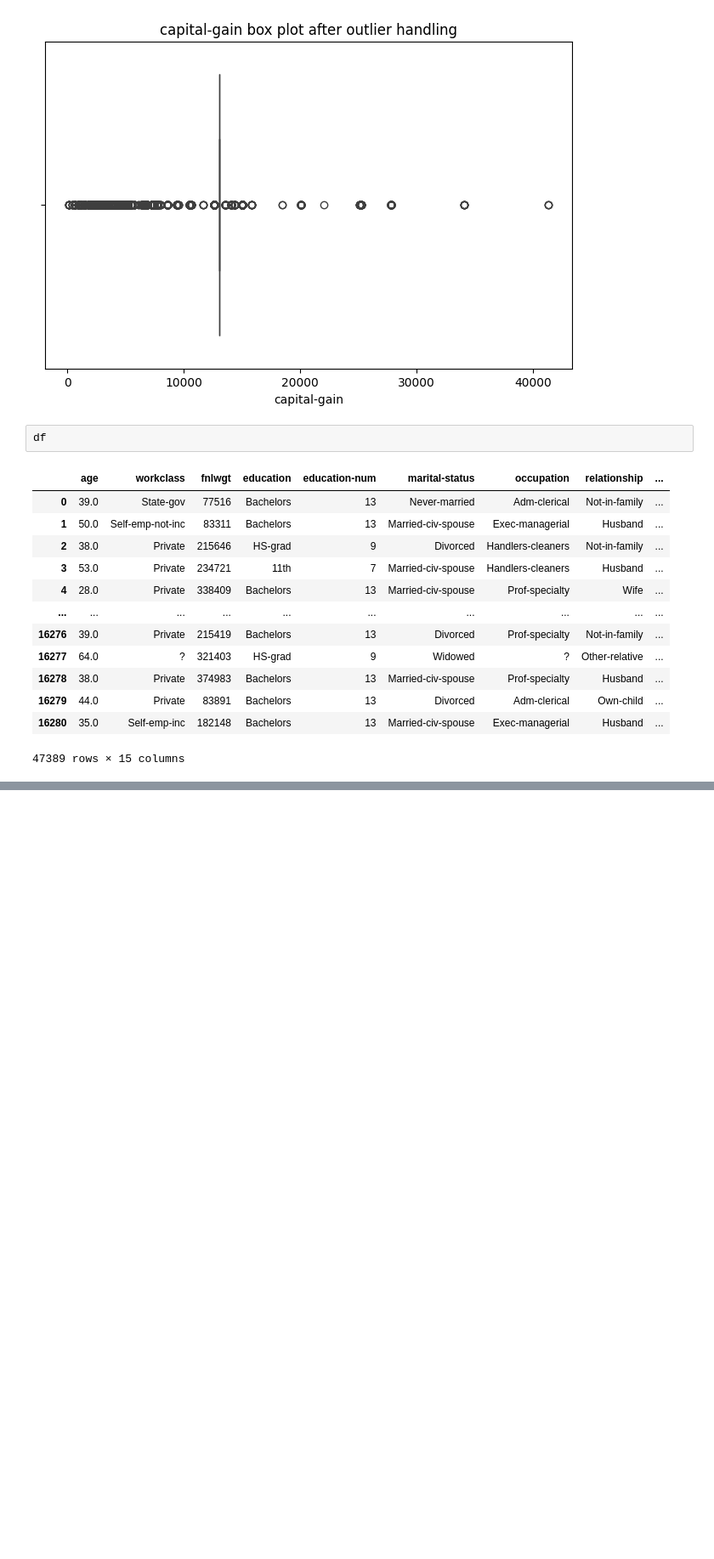
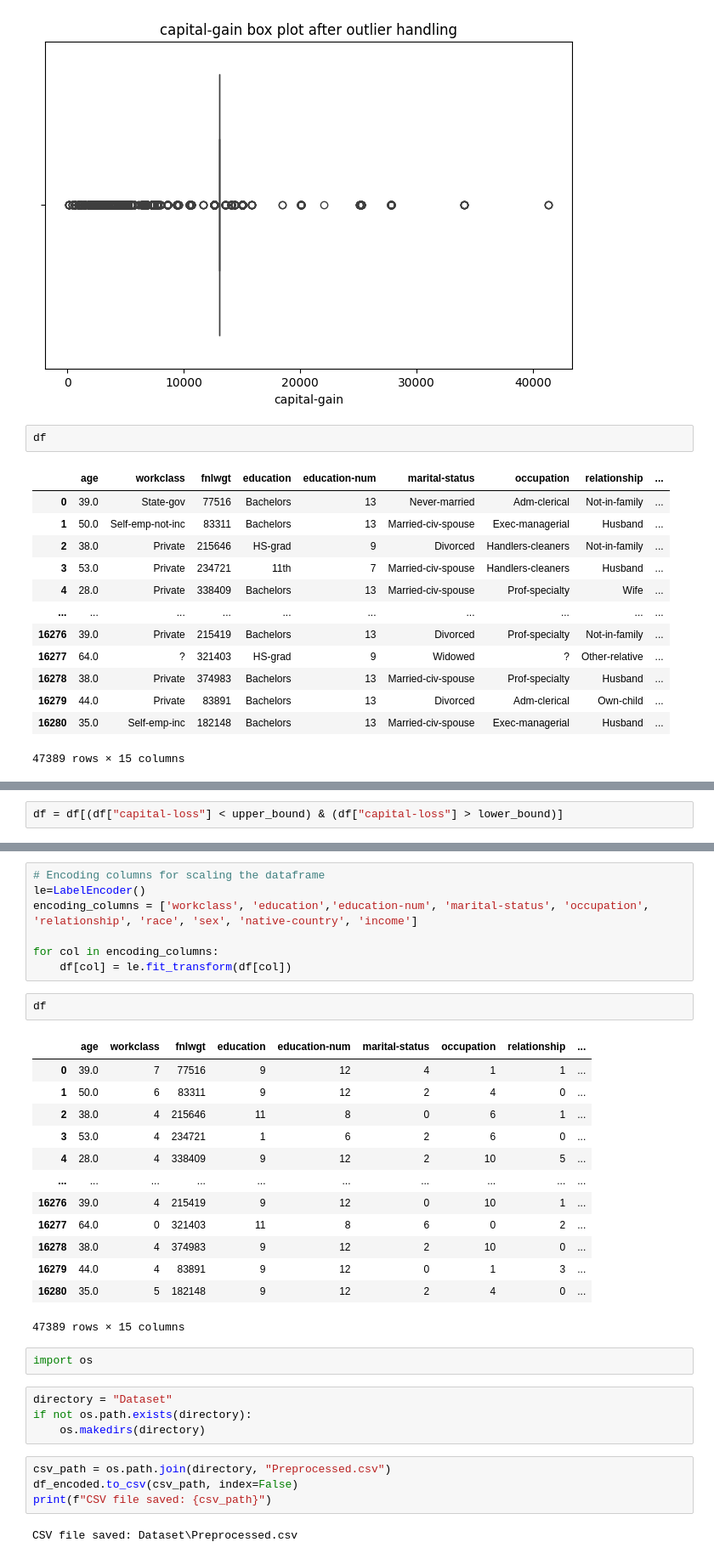
Before and after one commit to VanujaSooriyaarachchi/Census-Data-Income-Prediction, a Jupyter notebook: Preprocessing.ipynb, the cells around one changed output, grey strips where cells are left out. Shown at 85% size. Cells and saved outputs as stored; diff of their text form; blank space fills up the shorter version.

```diff
--- a/Preprocessing.ipynb
+++ b/Preprocessing.ipynb
@@ -492,0 +539,2 @@ df
+# %%
+df = df[(df["capital-loss"] < upper_bound) & (df["capital-loss"] > lower_bound)]
@@ -492,0 +557,35 @@ df
+# %%
+# Encoding columns for scaling the dataframe
+le=LabelEncoder()
+encoding_columns = ['workclass', 'education','education-num', 'marital-status', 'occupation', 'relationship', 'race', 'sex', 'native-country', 'income']
+
+for col in encoding_columns:
+    df[col] = le.fit_transform(df[col])
+# %%
+df
+# %% [output]
+|  | age | workclass | fnlwgt | education | education-num | marital-status | occupation | relationship | ... |
+| 0 | 39.0 | 7 | 77516 | 9 | 12 | 4 | 1 | 1 | ... |
+| 1 | 50.0 | 6 | 83311 | 9 | 12 | 2 | 4 | 0 | ... |
+| 2 | 38.0 | 4 | 215646 | 11 | 8 | 0 | 6 | 1 | ... |
+| 3 | 53.0 | 4 | 234721 | 1 | 6 | 2 | 6 | 0 | ... |
+| 4 | 28.0 | 4 | 338409 | 9 | 12 | 2 | 10 | 5 | ... |
+| ... | ... | ... | ... | ... | ... | ... | ... | ... | ... |
+| 16276 | 39.0 | 4 | 215419 | 9 | 12 | 0 | 10 | 1 | ... |
+| 16277 | 64.0 | 0 | 321403 | 11 | 8 | 6 | 0 | 2 | ... |
+| 16278 | 38.0 | 4 | 374983 | 9 | 12 | 2 | 10 | 0 | ... |
+| 16279 | 44.0 | 4 | 83891 | 9 | 12 | 0 | 1 | 3 | ... |
+| 16280 | 35.0 | 5 | 182148 | 9 | 12 | 2 | 4 | 0 | ... |
+47389 rows × 15 columns
+# %%
+import os
+# %%
+directory = "Dataset"
+if not os.path.exists(directory):
+    os.makedirs(directory)
+# %%
+csv_path = os.path.join(directory, "Preprocessed.csv")
+df_encoded.to_csv(csv_path, index=False)
+print(f"CSV file saved: {csv_path}")
+# %% [output]
+CSV file saved: Dataset\Preprocessed.csv
```
Also changed, not shown: parts of 4 cells of this notebook, 3 other files.
